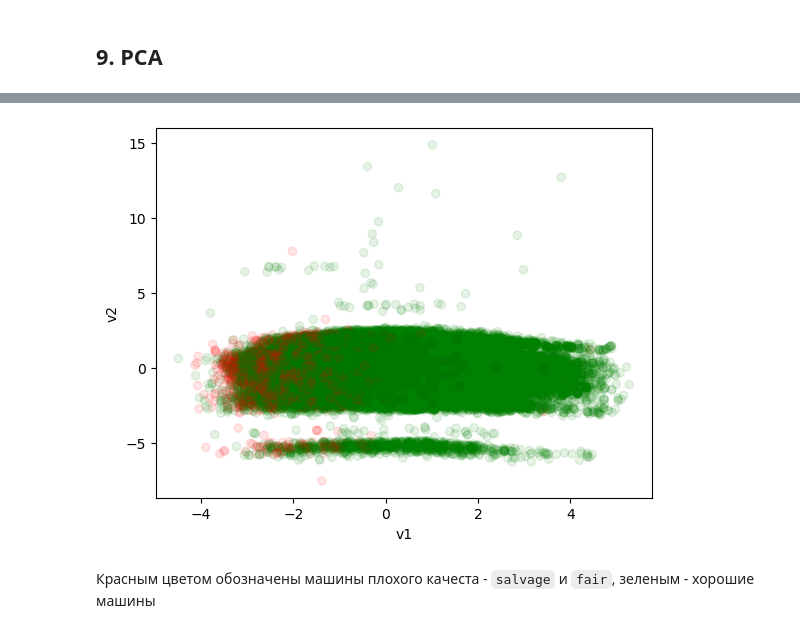
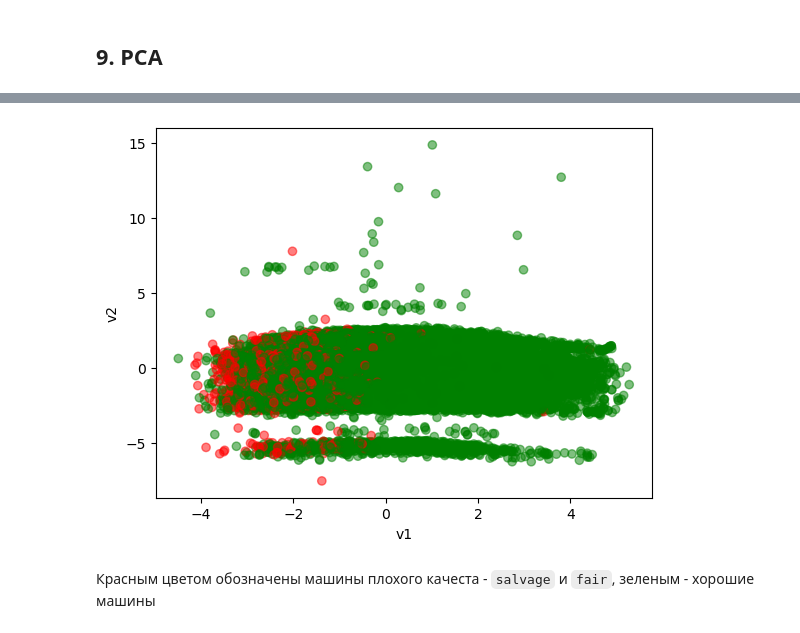
Before and after one commit to Fo-ox/ML2020, a Jupyter notebook: Lab-1/roganova-lab-1-car-classificator-update.ipynb, the cells around one changed output, grey strips where cells are left out. Saved outputs shown, nothing was run; the diff lists cells and outputs as text; code cells hidden in the pictures.

```diff
--- a/Lab-1/roganova-lab-1-car-classificator-update.ipynb
+++ b/Lab-1/roganova-lab-1-car-classificator-update.ipynb
@@ -1224,12 +1242,13 @@ print(pca)
 # %%
 colors = ['r' if yy == 1 or yy == 2 else 'g' for yy in y1]
-plt.scatter(pca[:, 0], pca[:, 1], color = colors, alpha = 0.1)
+
+plt.scatter(pca[:, 0], pca[:, 1], color = colors, alpha = 0.5)
 
 plt.xlabel('v1')
 plt.ylabel('v2')
 pass
 # %% [output]
-[figure, old version]
+[figure, new version]
 # %% [markdown]
 Красным цветом обозначены машины плохого качеста - `salvage` и `fair`, зеленым - хорошие машины
 # %%
```
Also changed, not shown: parts of 15 cells of this notebook.
